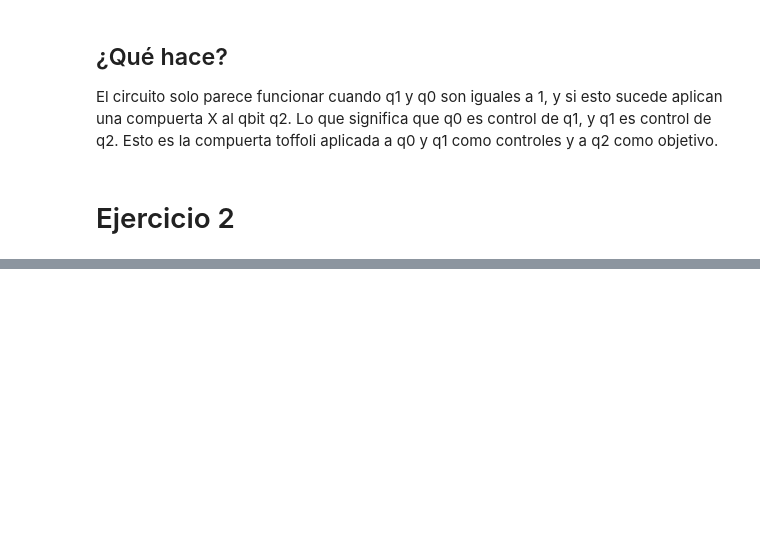
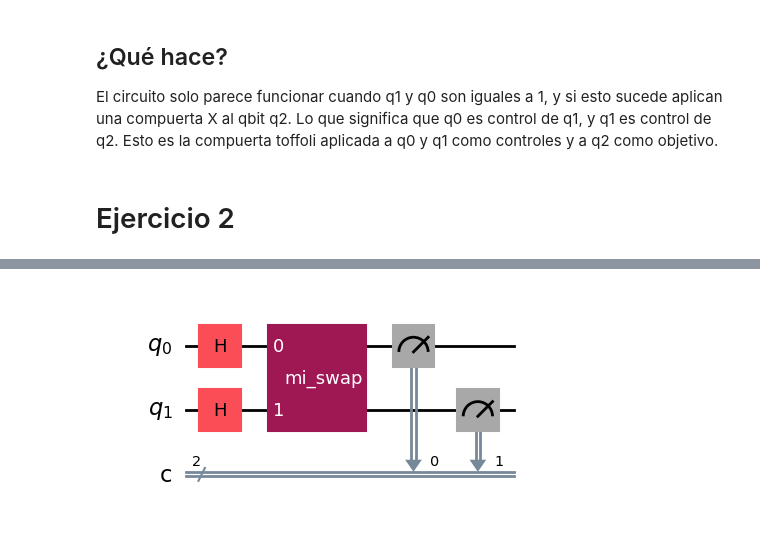
Before and after one commit to JUPiTERdia117/CompuCuantica, a Jupyter notebook: Prac2/Prac2.ipynb, the cells around one changed output, grey strips where cells are left out. Saved outputs shown, nothing was run; the diff lists cells and outputs as text; code cells hidden in the pictures; blank space fills up the shorter version.

```diff
--- a/Prac2/Prac2.ipynb
+++ b/Prac2/Prac2.ipynb
@@ -458,0 +499,13 @@ y a q2 como objetivo.
+# %%
+qc = QuantumCircuit(2, 2)
+qc.h(0)
+qc.h(1)
+
+qc.append(mi_swap, [0,1])     # le agregamos al circuito la compuerta personalizada
+qc.measure([0,1], [0,1])
+
+
+#Desplegamos el circuito.
+display(qc.draw('mpl'))
+# %% [output]
+[figure, added]
```
Also changed, not shown: parts of 3 cells of this notebook, 2 other files.
